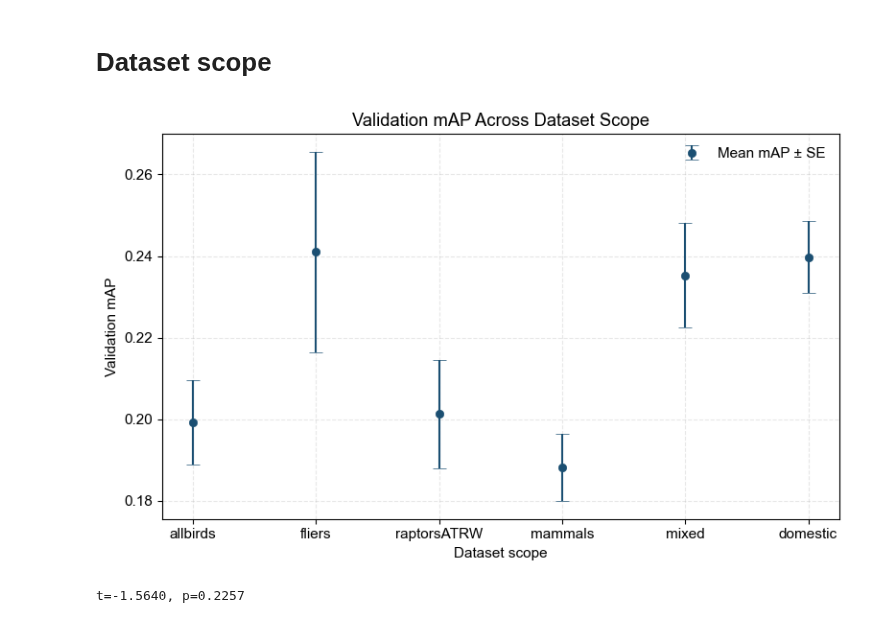
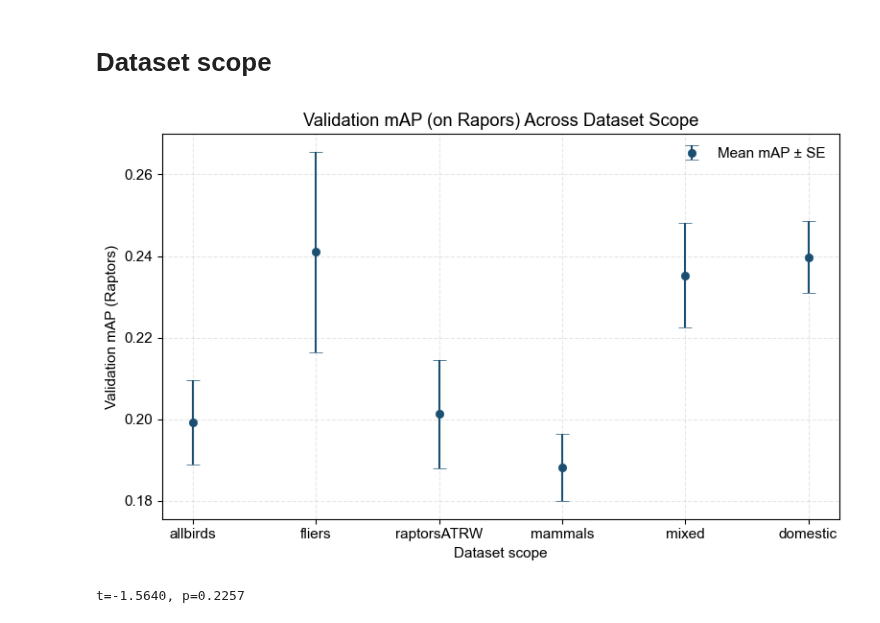
Before and after one commit to ameeassad/EagleID, a Jupyter notebook: notebooks/results_statisticaltest.ipynb, the cells around one changed output. Cells and saved outputs as stored; diff of their text form; code cells hidden in the pictures.

```diff
--- a/notebooks/results_statisticaltest.ipynb
+++ b/notebooks/results_statisticaltest.ipynb
@@ -266,36 +266,36 @@ ses = [np.std(g, ddof=1) / np.sqrt(len(g)) for g in data]
 # Create scatter plot with error bars
 fig, ax = plt.subplots(figsize=(8, 5))
 ax.errorbar(
     x, means, yerr=ses,
     fmt='o',
     color=primary_color,
     ecolor=primary_color,
     elinewidth=1.5,
     capsize=5,
     markersize=6,
     markeredgewidth=0.5,
     label='Mean mAP ± SE'
 )
 
 # Axis settings
 ax.set_xticks(x)
 ax.set_xticklabels(['allbirds','fliers','raptorsATRW','mammals','mixed', 'domestic'])
 ax.set_xlabel('Dataset scope', color='black')
-ax.set_ylabel('Validation mAP', color='black')
-ax.set_title('Validation mAP Across Dataset Scope', color='black')
+ax.set_ylabel('Validation mAP (Raptors)', color='black')
+ax.set_title('Validation mAP (on Rapors) Across Dataset Scope', color='black')
 
 # Grid and aesthetics
 ax.grid(True, linestyle='--', alpha=0.3)
 ax.spines[:].set_color('black')  # All borders black
 ax.tick_params(colors='black')
 
 # Legend
 ax.legend(frameon=False)
 
 plt.tight_layout()
 plt.show()
 # %% [output]
-[figure, old version]
+[figure, new version]
 # %%
 # t test
 
```
Also changed, not shown: parts of 2 cells of this notebook, 1 other file.
